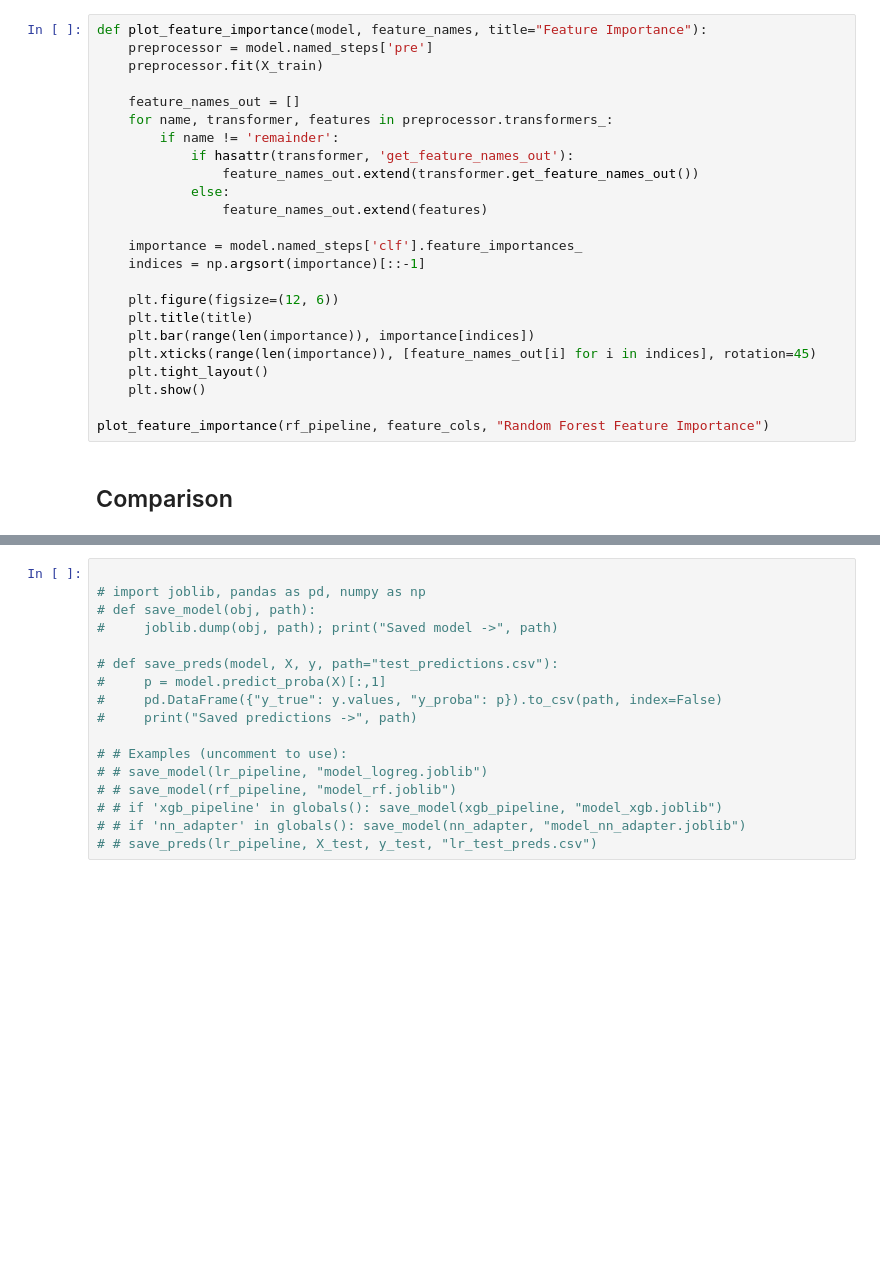
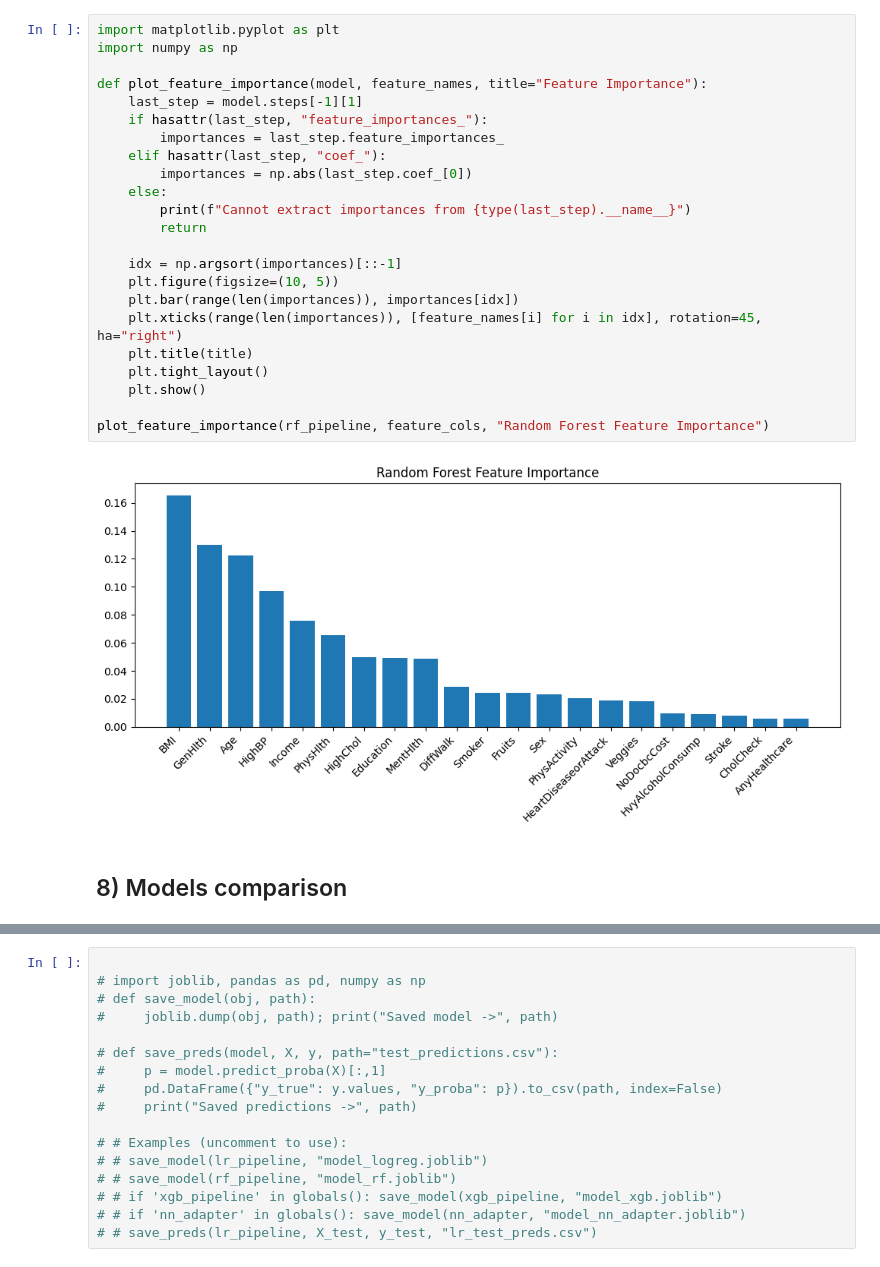
Before and after one commit to alled0/diabetes-prediction, a Jupyter notebook: diabetes_prediction.ipynb, the cells around one changed output, grey strips where cells are left out. Saved outputs shown, nothing was run; the diff lists cells and outputs as text; blank space fills up the shorter version.

```diff
--- a/diabetes_prediction.ipynb
+++ b/diabetes_prediction.ipynb
@@ -322,29 +363,30 @@ except Exception as e:
 # %%
+import matplotlib.pyplot as plt
+import numpy as np
+
 def plot_feature_importance(model, feature_names, title="Feature Importance"):
-    preprocessor = model.named_steps['pre']
-    preprocessor.fit(X_train)
+    last_step = model.steps[-1][1]
+    if hasattr(last_step, "feature_importances_"):
+        importances = last_step.feature_importances_
+    elif hasattr(last_step, "coef_"):
+        importances = np.abs(last_step.coef_[0])
+    else:
+        print(f"Cannot extract importances from {type(last_step).__name__}")
+        return
 
-    feature_names_out = []
-    for name, transformer, features in preprocessor.transformers_:
-        if name != 'remainder':
-            if hasattr(transformer, 'get_feature_names_out'):
-                feature_names_out.extend(transformer.get_feature_names_out())
-            else:
-                feature_names_out.extend(features)
-
-    importance = model.named_steps['clf'].feature_importances_
-    indices = np.argsort(importance)[::-1]
-
-    plt.figure(figsize=(12, 6))
+    idx = np.argsort(importances)[::-1]
+    plt.figure(figsize=(10, 5))
+    plt.bar(range(len(importances)), importances[idx])
+    plt.xticks(range(len(importances)), [feature_names[i] for i in idx], rotation=45, ha="right")
     plt.title(title)
-    plt.bar(range(len(importance)), importance[indices])
-    plt.xticks(range(len(importance)), [feature_names_out[i] for i in indices], rotation=45)
     plt.tight_layout()
     plt.show()
 
 plot_feature_importance(rf_pipeline, feature_cols, "Random Forest Feature Importance")
+# %% [output]
+[figure, added]
 # %% [markdown]
-## Comparison
+## 8) Models comparison
 # %%
 
 import pandas as pd
```
Also changed, not shown: parts of 53 cells of this notebook, 7 other files.
